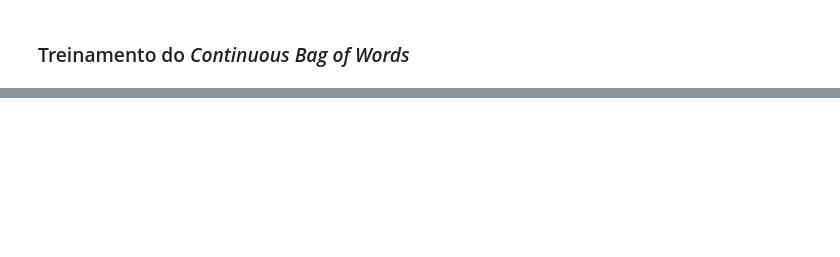
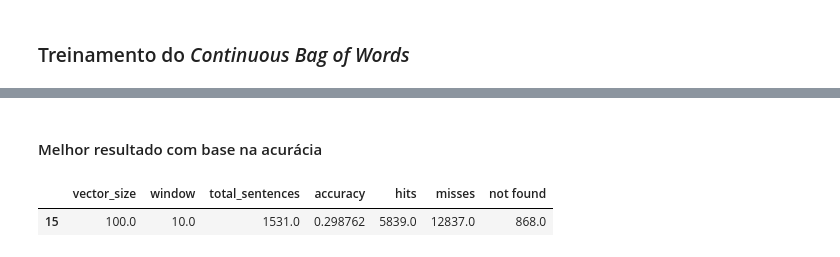
Before and after one commit to uni-assignments/Word2Vec, a Jupyter notebook: Word2Vec.ipynb, the cells around one changed output, grey strips where cells are left out. Drawn from its saved outputs; the diff is of its cells as text; code cells hidden in the pictures; blank space fills up the shorter version.

Commit message:
analogies

```diff
--- a/Word2Vec.ipynb
+++ b/Word2Vec.ipynb
@@ -157,0 +281,15 @@ for combinations in params:
+# %%
+def test_all_analogies(model):
+    hits = 0
+    misses = 0
+    nf = 0
+    for analogy in analogies:
+        analogy = analogy.split(' ')
+        if len(analogy) > 3:
+            res = get_analogy(model, analogy[0], analogy[1], analogy[2])
+#            print("Resposta do modelo:", res, " resposta correta:", analogy[3])
+            if res == ' ':          nf += 1
+            elif analogy[3] == res: hits += 1
+            else: misses += 1
+
+    return hits, misses, nf
@@ -157,0 +298,3 @@ for combinations in params:
+# %%
+def load_model(algorithm_name, vector_size, window, total_sentences):
+    return Word2Vec.load("./models/{}/vector_size_{}_window_{}_total_sentences_{}.sav".format(algorithm_name, vector_size, window, total_sentences))
@@ -157,0 +303,14 @@ for combinations in params:
+# %%
+def validate_model(algorithm_name):
+
+
+    df_accuracy = pd.DataFrame(columns=['vector_size','window','total_sentences','accuracy','hits','miss', 'not found'])
+    for index in range(len(params)):
+
+        set_of_params = params[index]
+        model = load_model(algorithm_name, set_of_params[0], set_of_params[1], set_of_params[2])
+        hits, misses, nf = test_all_analogies(model)
+        df_accuracy.loc[index] = [set_of_params[0], set_of_params[1], set_of_params[2], hits/(hits+misses+nf), hits, misses, nf]
+
+    df_accuracy.to_csv('./analogy_accuracy/' + algorithm_name +'_accuracy.csv', index=False)
+    return df_accuracy
@@ -157,0 +319,10 @@ for combinations in params:
+# %%
+analogies = get_analogies('./data/', 'questions-words.txt')
+file_name = "./analogy_accuracy/skipgram_accuracy.csv"
+
+if os.path.isfile(file_name):
+    skip_results = pd.read_csv(file_name)
+
+else:
+    skip_results = validate_model("skipgram")
+print(skip_results)
@@ -157,0 +436,7 @@ for combinations in params:
+# %% [markdown]
+#### Melhor resultado com base na acurácia
+# %%
+skip_results.loc[skip_results['accuracy'] == skip_results.accuracy.max()]
+# %% [output]
+|  | vector_size | window | total_sentences | accuracy | hits | misses | not found |
+| 15 | 100.0 | 10.0 | 1531.0 | 0.298762 | 5839.0 | 12837.0 | 868.0 |
```
Also changed, not shown: parts of 47 cells of this notebook, 2 other files.
